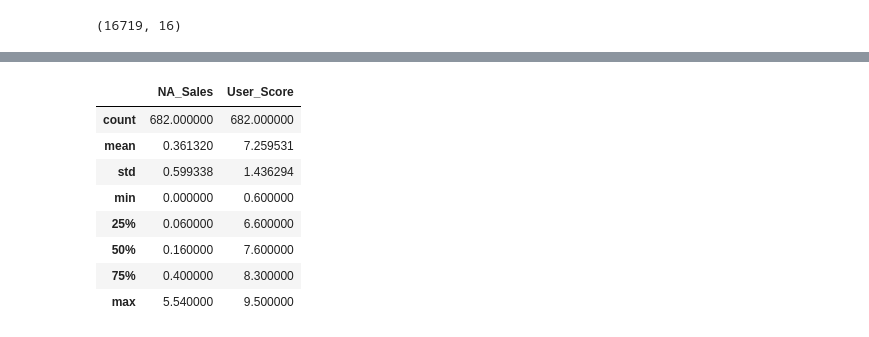
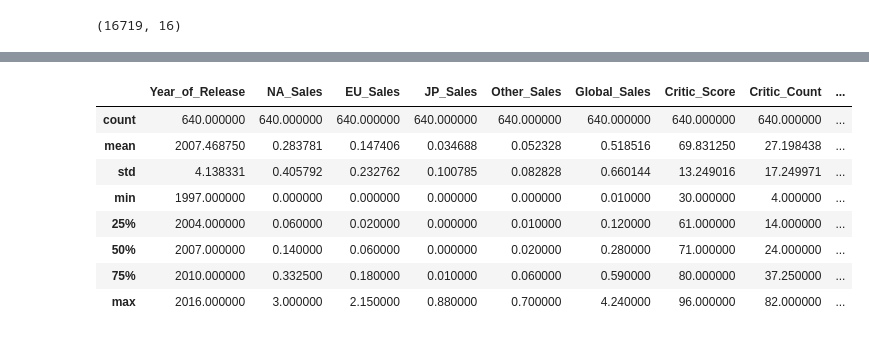
Before and after one commit to tsopeh/unsupervised_learning, a Jupyter notebook: video_games.ipynb, the cells around one changed output, grey strips where cells are left out. Saved outputs shown, nothing was run; the diff lists cells and outputs as text; code cells hidden in the pictures.

```diff
--- a/video_games.ipynb
+++ b/video_games.ipynb
@@ -18,3 +37,7 @@ Executing methods that do some data transformation which involves randomness (i.
 # @formatter:on
 randomness_id = 5100
 np.random.seed(randomness_id)
+# %%
+def remove_outliers(df):
+    filtered_entries = (np.abs(stats.zscore(df.select_dtypes(include=np.number))) < 3).all(axis=1)
+    return df[filtered_entries]
@@ -190,53 +276,16 @@ pure_df.describe()
 | 50% | 2007.000000 | 0.150000 | 0.060000 | 0.000000 | 0.020000 | 0.290000 | 72.000000 | 25.000000 | ... |
 | 75% | 2011.000000 | 0.390000 | 0.210000 | 0.010000 | 0.070000 | 0.750000 | 80.000000 | 39.000000 | ... |
 | max | 2016.000000 | 41.360000 | 28.960000 | 6.500000 | 10.570000 | 82.530000 | 98.000000 | 113.000000 | ... |
-# %%
-
-
-
-def remove_outliers(df, col_name):
-    q_low = df[col_name].quantile(0.05)
-    q_hi = df[col_name].quantile(0.95)
-    return df[(df[col_name] > q_low) & (df[col_name] < q_hi)]
-
-
-def plot_k_means(df):
-    preprocessor = Pipeline([
-        ("scaler", StandardScaler()),
-    ])
-    clusterer = Pipeline([(
-        "kmeans",
-        KMeans(
-            n_clusters=2,
-            init="k-means++",
-            n_init=50,
-            max_iter=500,
-            random_state=randomness_id,
-        )
-    )])
-    pipe = Pipeline([
-        ("preprocessor", preprocessor),
-        ("clusterer", clusterer)
-    ])
-    scaled_data = pipe["preprocessor"]["scaler"].fit_transform(df)
-    labels = pipe["clusterer"]["kmeans"].fit_predict(scaled_data)
-    u_labels = np.unique(labels)
-    centroids = pipe["clusterer"]["kmeans"].cluster_centers_
-    for i in u_labels:
-        plt.scatter(scaled_data[labels == i, 0], scaled_data[labels == i, 1], label=i)
-    plt.scatter(centroids[:, 0], centroids[:, 1], s=80, color='k')
-    plt.legend()
-    plt.show()
 # %%
-na_sales_user_score = pure_df[["NA_Sales", "User_Score"]].sample(frac=0.1, random_state=randomness_id)
-na_sales_user_score.describe()
+pure_df_sample = remove_outliers(pure_df).sample(frac=0.1, random_state=randomness_id)
+pure_df_sample.describe()
 # %% [output]
-|  | NA_Sales | User_Score |
-| count | 682.000000 | 682.000000 |
-| mean | 0.361320 | 7.259531 |
-| std | 0.599338 | 1.436294 |
-| min | 0.000000 | 0.600000 |
-| 25% | 0.060000 | 6.600000 |
-| 50% | 0.160000 | 7.600000 |
-| 75% | 0.400000 | 8.300000 |
-| max | 5.540000 | 9.500000 |
+|  | Year_of_Release | NA_Sales | EU_Sales | JP_Sales | Other_Sales | Global_Sales | Critic_Score | Critic_Count | ... |
+| count | 640.000000 | 640.000000 | 640.000000 | 640.000000 | 640.000000 | 640.000000 | 640.000000 | 640.000000 | ... |
+| mean | 2007.468750 | 0.283781 | 0.147406 | 0.034688 | 0.052328 | 0.518516 | 69.831250 | 27.198438 | ... |
+| std | 4.138331 | 0.405792 | 0.232762 | 0.100785 | 0.082828 | 0.660144 | 13.249016 | 17.249971 | ... |
+| min | 1997.000000 | 0.000000 | 0.000000 | 0.000000 | 0.000000 | 0.010000 | 30.000000 | 4.000000 | ... |
+| 25% | 2004.000000 | 0.060000 | 0.020000 | 0.000000 | 0.010000 | 0.120000 | 61.000000 | 14.000000 | ... |
+| 50% | 2007.000000 | 0.140000 | 0.060000 | 0.000000 | 0.020000 | 0.280000 | 71.000000 | 24.000000 | ... |
+| 75% | 2010.000000 | 0.332500 | 0.180000 | 0.010000 | 0.060000 | 0.590000 | 80.000000 | 37.250000 | ... |
+| max | 2016.000000 | 3.000000 | 2.150000 | 0.880000 | 0.700000 | 4.240000 | 96.000000 | 82.000000 | ... |
```
Also changed, not shown: parts of 36 cells of this notebook.
